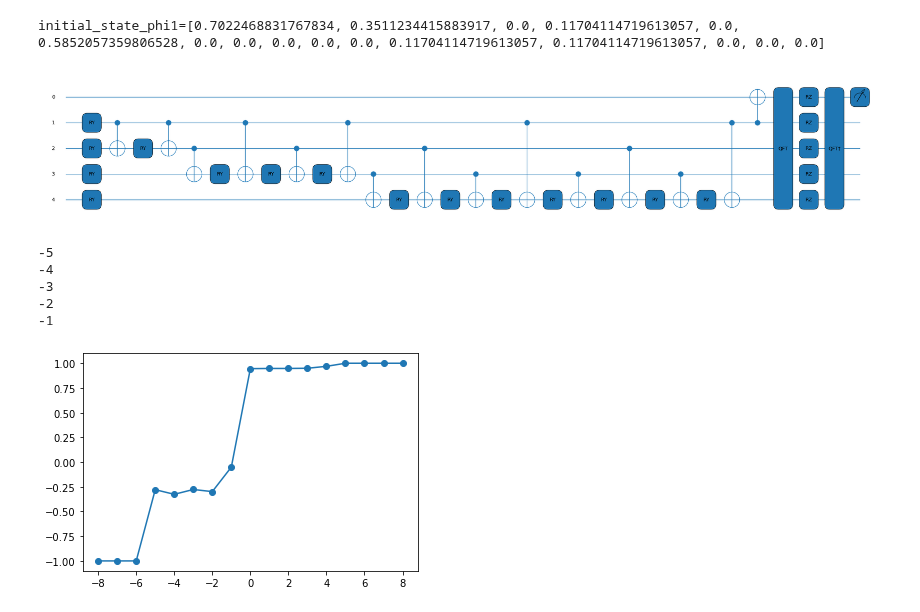
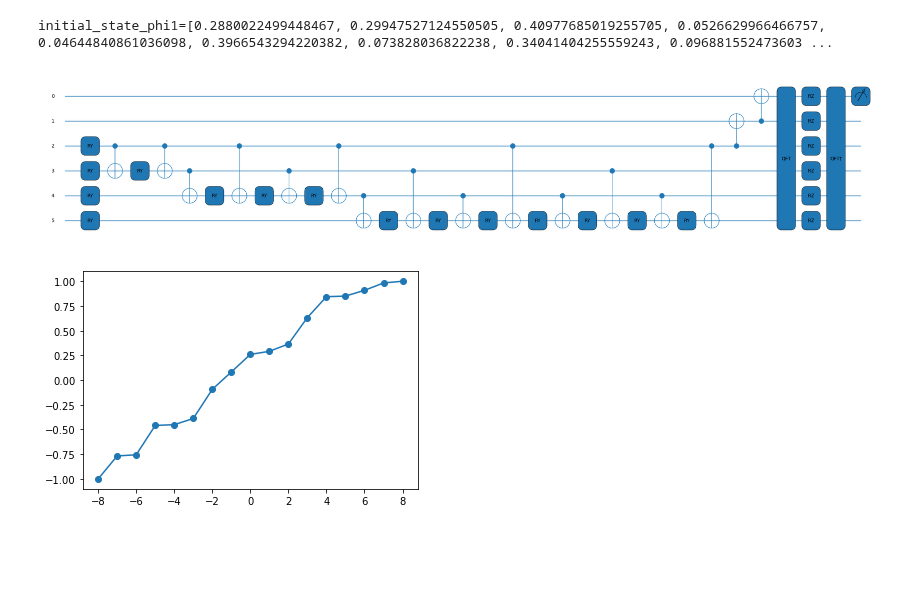
Before and after one commit to natanil-m/Quantum-Global-Optimum-Finder, a Jupyter notebook: Global Optimum/Test cases/builder.ipynb, the cells around one changed output. Saved outputs shown, nothing was run; the diff lists cells and outputs as text; code cells hidden in the pictures; blank space fills up the shorter version.

Commit message:
perfect without refactor for global

```diff
--- a/Global Optimum/Test cases/builder.ipynb
+++ b/Global Optimum/Test cases/builder.ipynb
@@ -7,12 +7,25 @@ from pennylane.optimize import AdamOptimizer
 # %%
 #Global Control Variables
 k_helper = None
-k_global_search_max = None
-k_global_search_min = None
+k_full_global_search_max = None
+k_full_global_search_min = None
+k_binary_global_search_max = None
+k_binary_global_search_min = None
 
-test_input = [0.6, 0.3, 0.0, 0.1, 0.0, 0.5,0.0,0.0,0.0,0.0,0.0,0.1,0.1,0.0, 0.0, 0.0]
+
+
+# np.random.seed(42)
+# test_input = [0.6, 0.3, 0.0, 0.1, 0.0, 0.5,0.0,0.0,0.0,0.0,0.0,0.1,0.1,0.0, 0.0, 0.0]
+test_input = np.random.rand(2**4)
+
 num_of_qubits_test = int(np.log2(len(test_input)))
-num_overflow_bit = 1
+num_overflow_bit = 2
+
+threshold_helper_u = 0.35
+threshold_helper_l = -0.35
+
+threshold_max = -0.5
+threshold_min = 0.5
 # %%
 def add_k_sign(k, wires):
     #sign handling
@@ -43,7 +56,7 @@ initial_state_phi1 = initial_state2
 print(f'initial_state_phi1={initial_state_phi1}')
 initial_state_0_phi1  = initial_state_phi1 + [0]*len(initial_state_phi1) # 2**num_of_qubits
 # %% [output]
-initial_state_phi1=[0.7022468831767834, 0.3511234415883917, 0.0, 0.11704114719613057, 0.0, 0.5852057359806528, 0.0, 0.0, 0.0, 0.0, 0.0, 0.11704114719613057, 0.11704114719613057, 0.0, 0.0, 0.0]
+initial_state_phi1=[0.2880022499448467, 0.29947527124550505, 0.40977685019255705, 0.0526629966466757, 0.04644840861036098, 0.3966543294220382, 0.073828036822238, 0.34041404255559243, 0.096881552473603 ...
 # %%
 device_name_standard_maker = 'default.qubit'
 device_global_search = 'default.qubit'
@@ -51,25 +64,28 @@ device_name3 = 'default.qubit'
 # %%
 dev_standard_maker = qml.device(device_name_standard_maker, wires=num_qubits,shots=1024)
 @qml.qnode(dev_standard_maker)
 def standard_maker_helper_circuit(k,input,wires):
-    qml.QubitStateVector(np.array(input), wires=wires[1:])
-    qml.CNOT(wires=[1,0]) # add some bits for handle overflow
+    qml.QubitStateVector(np.array(input), wires=wires[num_overflow_bit:])
+     # add some bits for handle overflow
+    for w in reversed(range(1,num_overflow_bit+1)):
+        qml.CNOT([w,w-1])
     add_k_sign(k,wires=wires)
     return qml.expval(qml.PauliZ(wires=0))
 
 
 qml.draw_mpl(standard_maker_helper_circuit, show_all_wires=True)(0,start_state,dev_standard_maker.wires)
 plt.show()
 # %% [output]
-[figure, old version]
+[figure, new version]
 # %%
 
-x=[i for i in range(-2**(num_qubits-1-1),2**(num_qubits-1-1)+1)]
+# x=[i for i in range(-2**(num_qubits-1-1),2**(num_qubits-1-1)+1)]
+x=[i for i in range(-(2**(num_of_qubits_test-1)),2**(num_of_qubits_test-1)+1)]
 y=[]
 for i in x:
     exp_val = standard_maker_helper_circuit(i,start_state,dev_standard_maker.wires)
-    if(-0.5<exp_val<0.5):
-        print(i)
+    if(threshold_helper_l<exp_val<threshold_helper_u):
+        # print(i)
         k_helper = i
 
     y.append(exp_val)
@@ -83,12 +99,7 @@ plt.plot(x, y)
 if(k_helper==None):
     print('Error in standard making')
 # %% [output]
--5
--4
--3
--2
--1
-[figure, old version]
+[figure, new version]
 # %%
 dev_global_search = qml.device(device_global_search, wires=num_qubits,shots=1024)
 @qml.qnode(dev_global_search)
```
Also changed, not shown: parts of 4 cells of this notebook.
